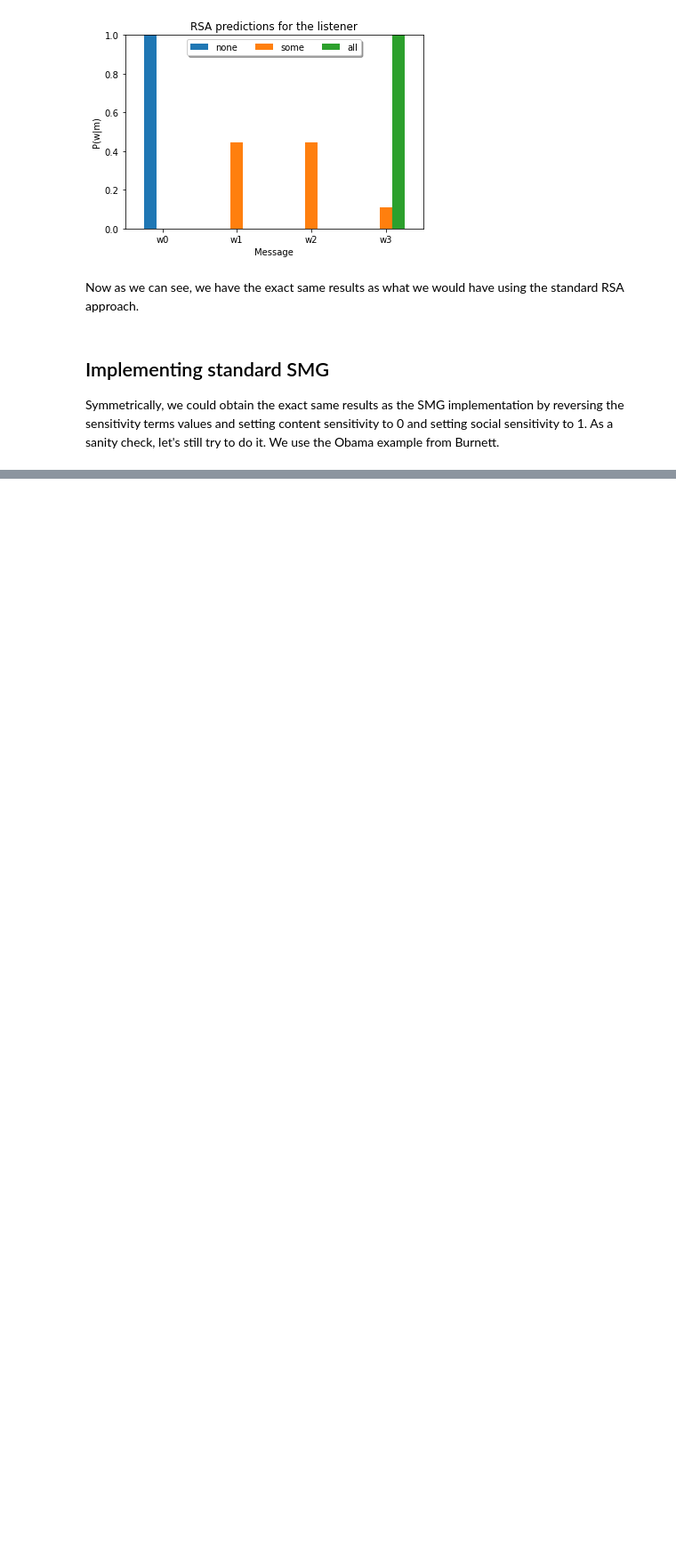
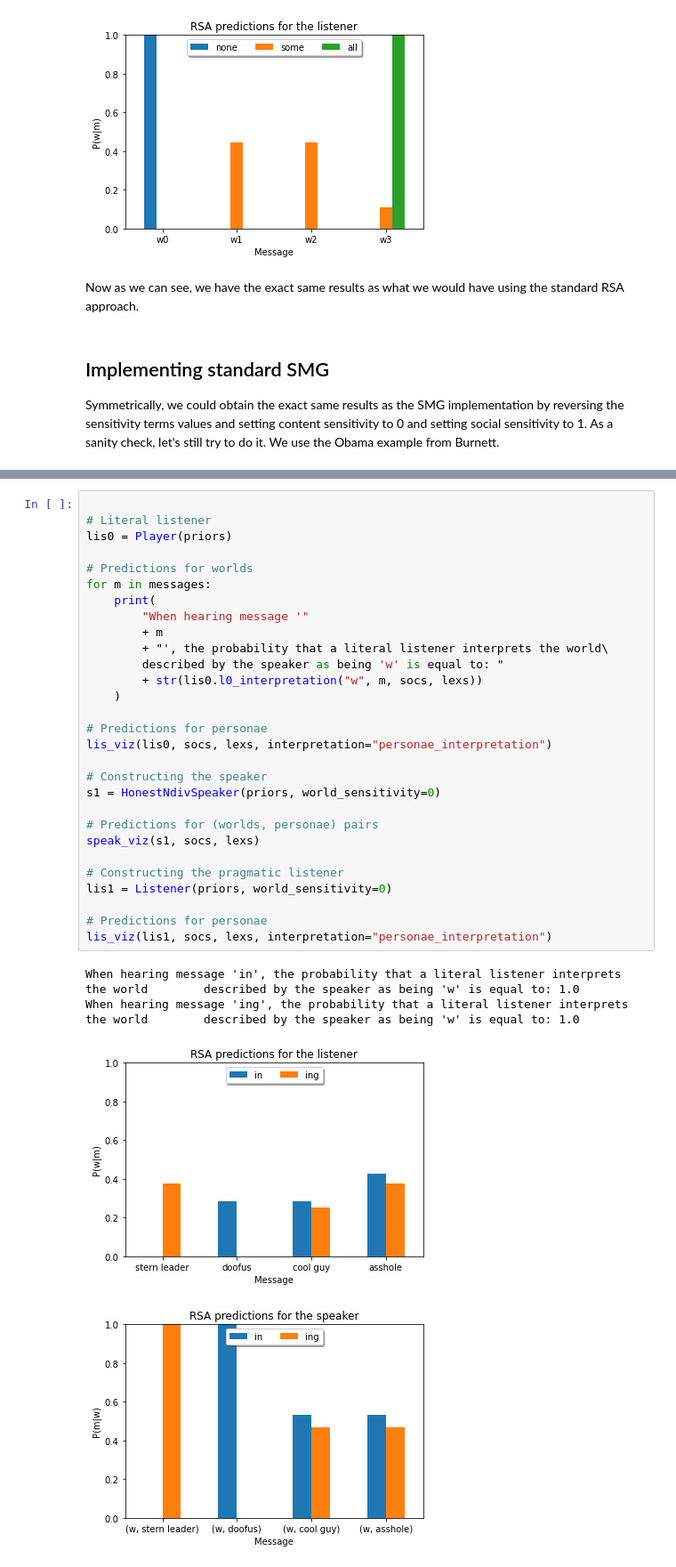
Before and after one commit to LangdP/DWG, a Jupyter notebook: RSA-SMG.ipynb, the cells around one changed output, grey strips where cells are left out. Shown: that part at 89% size. Drawn from its saved outputs; the diff is of its cells as text; blank space fills up the shorter version.

Commit message:
implemented RSA and SMG and added viz funs and a player type

```diff
--- a/RSA.ipynb
+++ b/RSA-SMG.ipynb
@@ -155,0 +195,34 @@ Symmetrically, we could obtain the exact same results as the SMG implementation
+# %%
+
+# Literal listener
+lis0 = Player(priors)
+
+# Predictions for worlds
+for m in messages:
+    print(
+        "When hearing message '"
+        + m
+        + "', the probability that a literal listener interprets the world\
+        described by the speaker as being 'w' is equal to: "
+        + str(lis0.l0_interpretation("w", m, socs, lexs))
+    )
+
+# Predictions for personae
+lis_viz(lis0, socs, lexs, interpretation="personae_interpretation")
+
+# Constructing the speaker
+s1 = HonestNdivSpeaker(priors, world_sensitivity=0)
+
+# Predictions for (worlds, personae) pairs
+speak_viz(s1, socs, lexs)
+
+# Constructing the pragmatic listener
+lis1 = Listener(priors, world_sensitivity=0)
+
+# Predictions for personae
+lis_viz(lis1, socs, lexs, interpretation="personae_interpretation")
+# %% [output]
+When hearing message 'in', the probability that a literal listener interprets the world        described by the speaker as being 'w' is equal to: 1.0
+When hearing message 'ing', the probability that a literal listener interprets the world        described by the speaker as being 'w' is equal to: 1.0
+[figure, added]
+[figure, added]
```
Also changed, not shown: parts of 12 cells of this notebook, 4 other files.
